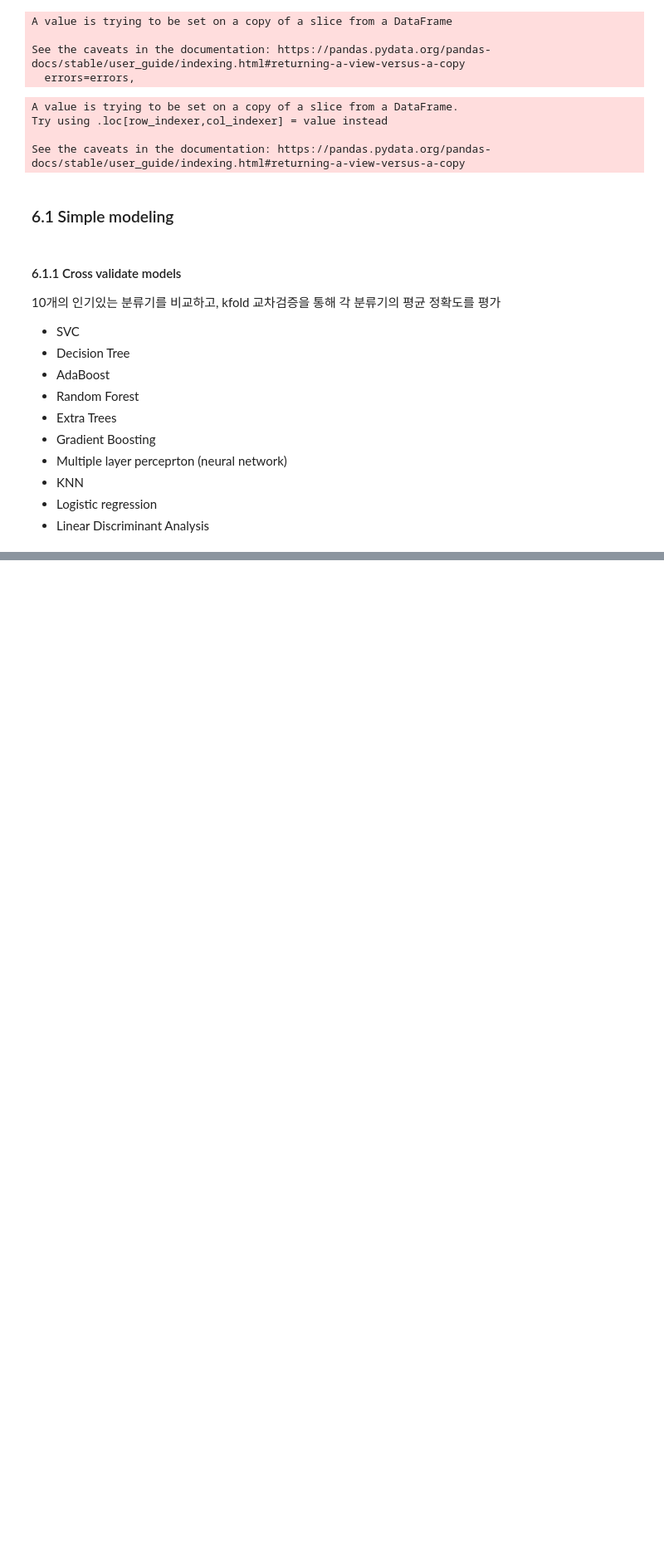
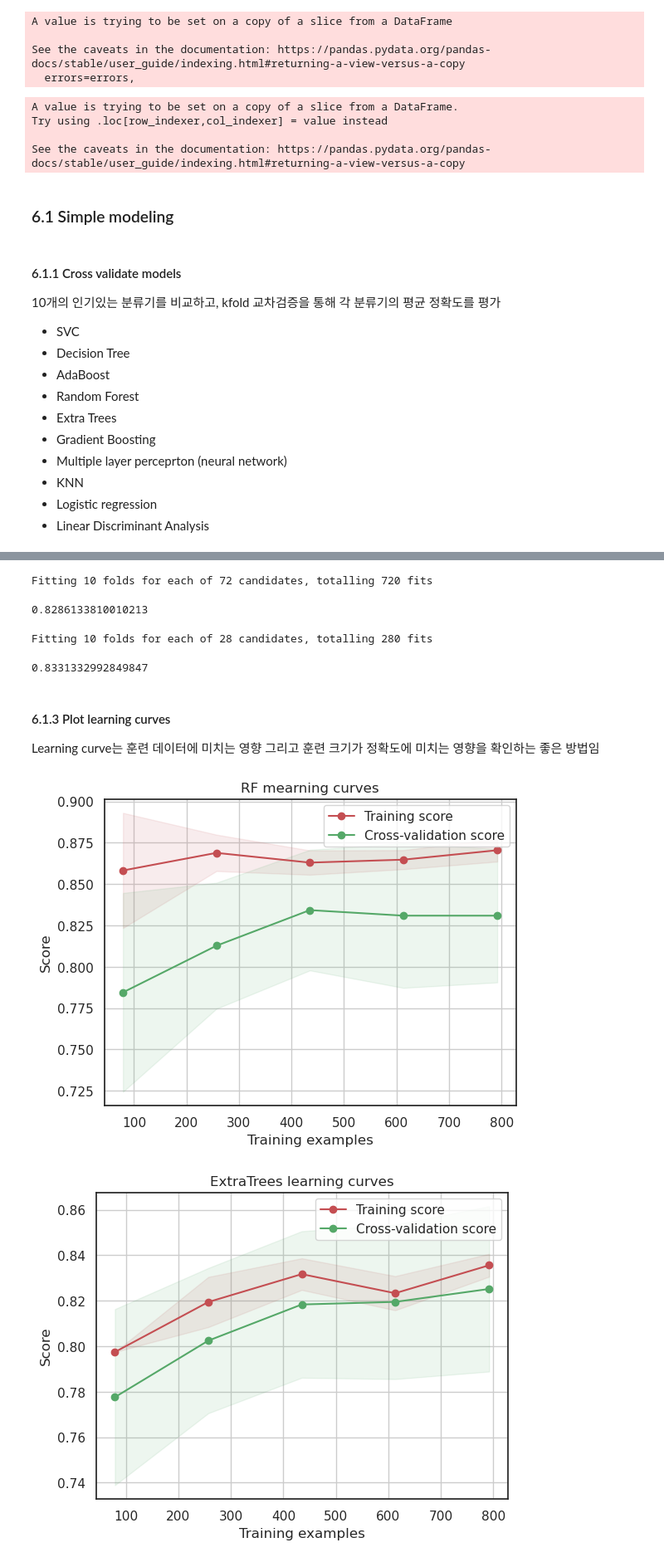
Before and after one commit to dduniverse/kaggle-copy, a Jupyter notebook: titanic-top-4-with-ensemble-modeling.ipynb, the cells around one changed output, grey strips where cells are left out. Shown at 83% size. Drawn from its saved outputs; the diff is of its cells as text; code cells hidden in the pictures; blank space fills up the shorter version.

```diff
--- a/titanic-top-4-with-ensemble-modeling.ipynb
+++ b/titanic-top-4-with-ensemble-modeling.ipynb
@@ -756,0 +862,74 @@ See the caveats in the documentation: https://pandas.pydata.org/pandas-docs/stab
+# %%
+# Gradient Boosting
+GBC = GradientBoostingClassifier()
+
+gb_param_grid = {'loss':['deviance'],
+                'n_estimators':[100, 200, 300],
+                'learning_rate':[0.1, 0.05, 0.01],
+                'max_depth':[4, 8],
+                'min_samples_leaf':[100, 150],
+                'max_features':[0.3, 0.1]}
+
+gsGBC = GridSearchCV(GBC, param_grid = gb_param_grid, cv=kfold, scoring='accuracy', n_jobs=4, verbose=1)
+
+gsGBC.fit(X_train, Y_train)
+
+GBC_best = gsGBC.best_estimator_
+
+gsGBC.best_score_
+# %% [output]
+Fitting 10 folds for each of 72 candidates, totalling 720 fits
+0.8286133810010213
+# %%
+# SVC
+SVMC = SVC(probability=True)
+svc_param_grid = {'kernel':['rbf'],
+                 'gamma':[0.001, 0.01, 0.1, 1],
+                 'C':[1, 10, 50, 100, 200, 300, 1000]}
+
+gsSVMC = GridSearchCV(SVMC, param_grid = svc_param_grid, cv=kfold, scoring='accuracy', n_jobs=4, verbose=1)
+
+gsSVMC.fit(X_train, Y_train)
+
+SVMC_best = gsSVMC.best_estimator_
+
+gsSVMC.best_score_
+# %% [output]
+Fitting 10 folds for each of 28 candidates, totalling 280 fits
+0.8331332992849847
+# %% [markdown]
+#### 6.1.3 Plot learning curves
+Learning curve는 훈련 데이터에 미치는 영향 그리고 훈련 크기가 정확도에 미치는 영향을 확인하는 좋은 방법임
+# %%
+def plot_learning_curve(estimator, title, X, y, ylim=None, cv=None, n_jobs=-1, train_sizes=np.linspace(0.1, 1.0, 5)):
+    plt.figure()
+    plt.title(title)
+    if ylim is not None:
+        plt.ylim(*ylim)
+    plt.xlabel('Training examples')
+    plt.ylabel('Score')
+    train_sizes, train_scores, test_scores = learning_curve(estimator, X, y, cv=cv, n_jobs=n_jobs, train_sizes=train_sizes)
+    train_scores_mean = np.mean(train_scores, axis=1)
+    train_scores_std = np.std(train_scores, axis=1)
+    test_scores_mean = np.mean(test_scores, axis=1)
+    test_scores_std = np.std(test_scores, axis=1)
+    plt.grid()
+
+    plt.fill_between(train_sizes, train_scores_mean - train_scores_std,
+                     train_scores_mean + train_scores_std, alpha=0.1, color='r')
+    plt.fill_between(train_sizes, test_scores_mean - test_scores_std,
+                     test_scores_mean + test_scores_std, alpha=0.1, color='g')
+    plt.plot(train_sizes, train_scores_mean, 'o-', color='r', label='Training score')
+    plt.plot(train_sizes, test_scores_mean, 'o-', color='g', label='Cross-validation score')
+
+    plt.legend(loc='best')
+    return plt
+
+g = plot_learning_curve(gsRFC.best_estimator_, 'RF mearning curves', X_train, Y_train, cv=kfold)
+g = plot_learning_curve(gsExtC.best_estimator_, 'ExtraTrees learning curves', X_train, Y_train, cv=kfold)
+g = plot_learning_curve(gsSVMC.best_estimator_, 'SVC learning curves', X_train, Y_train, cv=kfold)
+g = plot_learning_curve(gsadaDTC.best_estimator_, 'AdaBoost learning curves', X_train, Y_train, cv=kfold)
+g = plot_learning_curve(gsGBC.best_estimator_, 'GradientBoosting learning curves', X_train, Y_train, cv=kfold)
+# %% [output]
+[figure, added]
+[figure, added]
```
Also changed, not shown: parts of 25 cells of this notebook.
